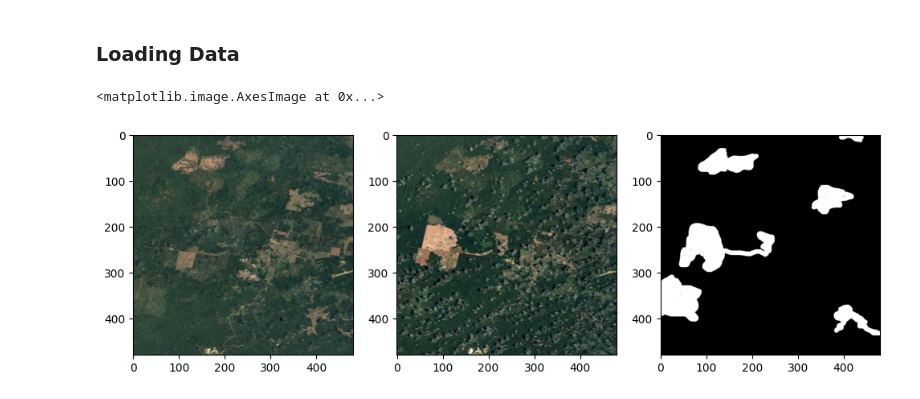
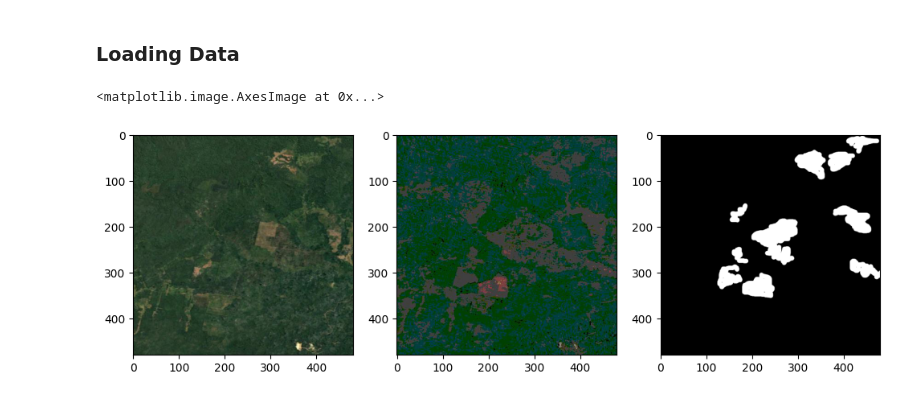
Before and after one commit to ashen007/forest-cover-shrinking, a Jupyter notebook: notebooks/forest-cover-change-detection-testing-models.ipynb, the cells around one changed output. Saved outputs shown, nothing was run; the diff lists cells and outputs as text; code cells hidden in the pictures.

Commit message:
augmented data v2

```diff
--- a/notebooks/forest-cover-change-detection-testing-models.ipynb
+++ b/notebooks/forest-cover-change-detection-testing-models.ipynb
@@ -24,19 +19,18 @@ train_transform = v2.Compose([v2.ColorJitter(brightness=.5, hue=.3),
 # %%
 data_set = ChangeDetectionDataset('../data/annotated',
-                                  '../data/train.csv',
-                                  # train_transform
+                                  '../data/new_train.csv'
                                   )
 # %%
-img, label = data_set[4]
+img, label = data_set[400]
 fig, axes = plt.subplots(nrows=1, ncols=3, figsize=(12, 8), dpi=100)
 axes = axes.ravel()
 
 axes[0].imshow(img[:3, ::].permute(1, 2, 0).numpy())
 axes[1].imshow(img[3:, ::].permute(1, 2, 0).numpy())
 axes[2].imshow(label.permute(1, 2, 0).numpy(), cmap='gray')
 # %% [output]
 <matplotlib.image.AxesImage at 0x...>
-[figure, old version]
+[figure, new version]
 # %%
 train_size = int(len(data_set) * 0.8)
 test_size = len(data_set) - train_size
```
Also changed, not shown: parts of 7 cells of this notebook, 2 other files.
